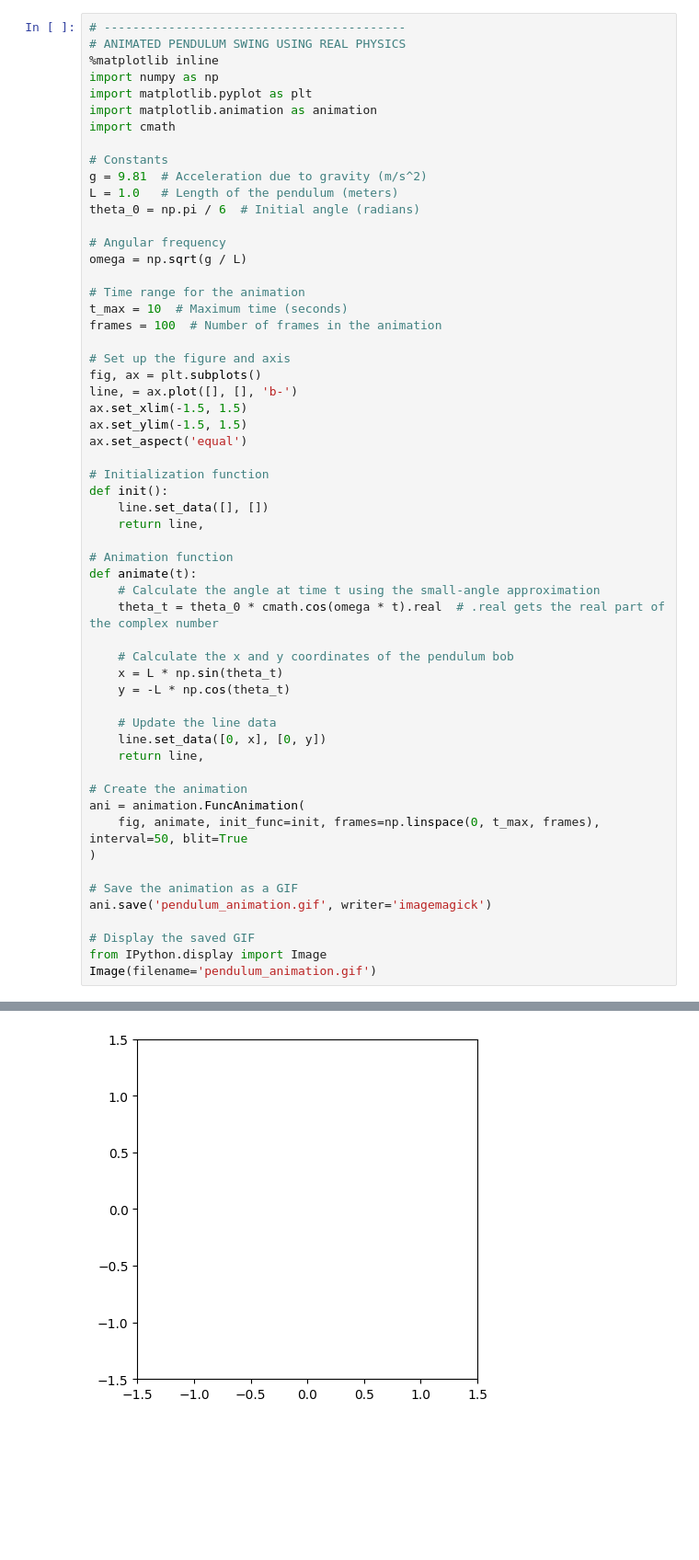
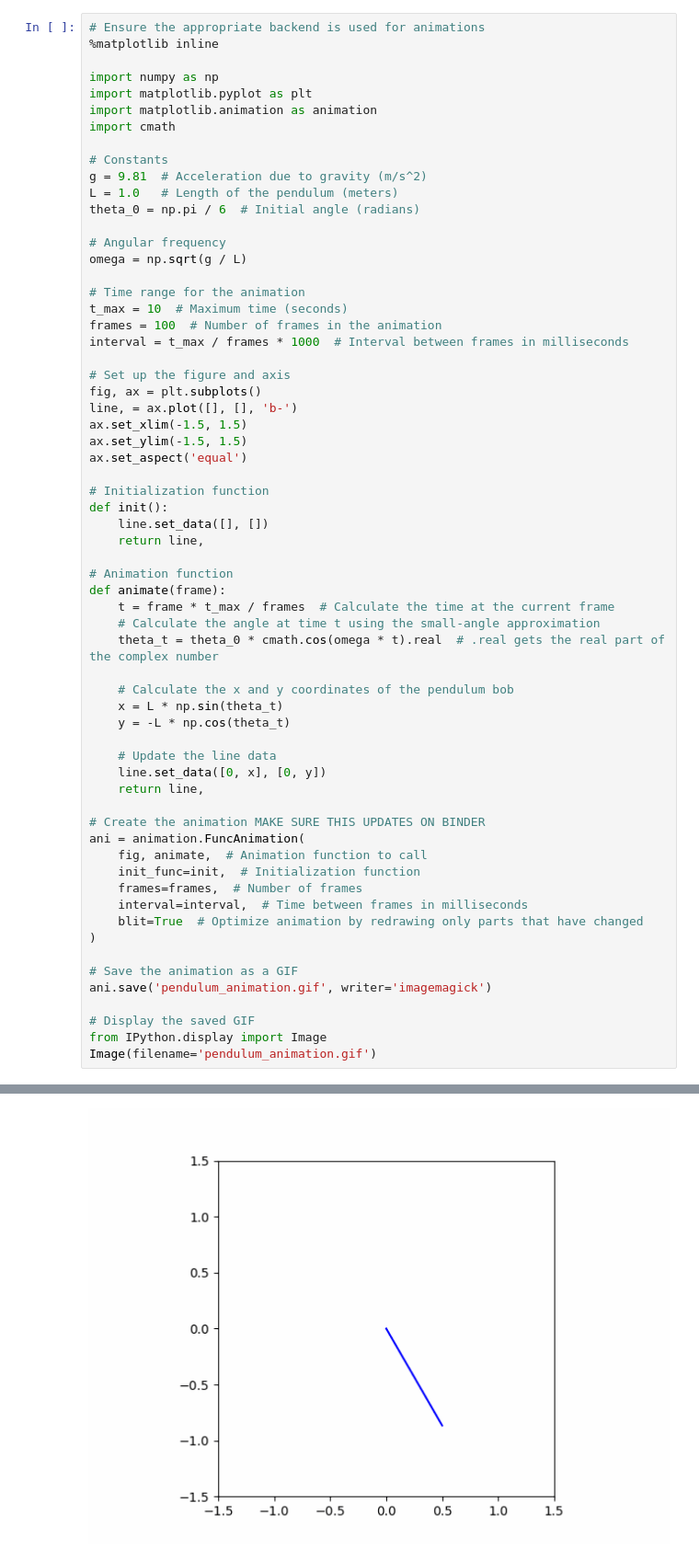
Before and after one commit to sw13tch-dio/ELM109_CodeRemotely, a Jupyter notebook: cmathAnimations.ipynb, the cells around one changed output, grey strips where cells are left out. Shown at 92% size. Saved outputs shown, nothing was run; the diff lists cells and outputs as text; blank space fills up the shorter version.

```diff
--- a/cmathAnimations.ipynb
+++ b/cmathAnimations.ipynb
@@ -79,9 +79,9 @@ MovieWriter imagemagick unavailable; using Pillow instead.
 [figure]
 [figure]
 # %%
-# ------------------------------------------
-# ANIMATED PENDULUM SWING USING REAL PHYSICS
+# Ensure the appropriate backend is used for animations
 %matplotlib inline
+
 import numpy as np
 import matplotlib.pyplot as plt
 import matplotlib.animation as animation
@@ -98,6 +98,7 @@ omega = np.sqrt(g / L)
 # Time range for the animation
 t_max = 10  # Maximum time (seconds)
 frames = 100  # Number of frames in the animation
+interval = t_max / frames * 1000  # Interval between frames in milliseconds
 
 # Set up the figure and axis
 fig, ax = plt.subplots()
@@ -112,7 +113,8 @@ def init():
     return line,
 
 # Animation function
-def animate(t):
+def animate(frame):
+    t = frame * t_max / frames  # Calculate the time at the current frame
     # Calculate the angle at time t using the small-angle approximation
     theta_t = theta_0 * cmath.cos(omega * t).real  # .real gets the real part of the complex number
 
@@ -124,9 +126,13 @@ def animate(t):
     line.set_data([0, x], [0, y])
     return line,
 
-# Create the animation
+# Create the animation MAKE SURE THIS UPDATES ON BINDER
 ani = animation.FuncAnimation(
-    fig, animate, init_func=init, frames=np.linspace(0, t_max, frames), interval=50, blit=True
+    fig, animate,  # Animation function to call
+    init_func=init,  # Initialization function
+    frames=frames,  # Number of frames
+    interval=interval,  # Time between frames in milliseconds
+    blit=True  # Optimize animation by redrawing only parts that have changed
 )
 
 # Save the animation as a GIF
@@ -139 +146 @@ Image(filename='pendulum_animation.gif')
-[figure, old version]
+[figure, new version]
```
Also changed, not shown: parts of 1 cell of this notebook.
